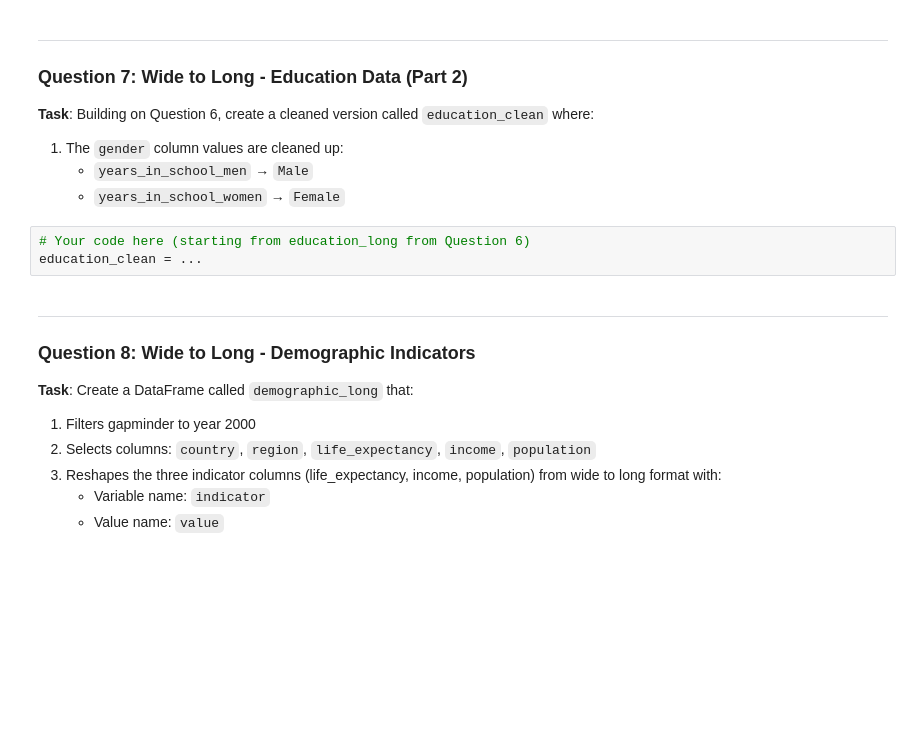
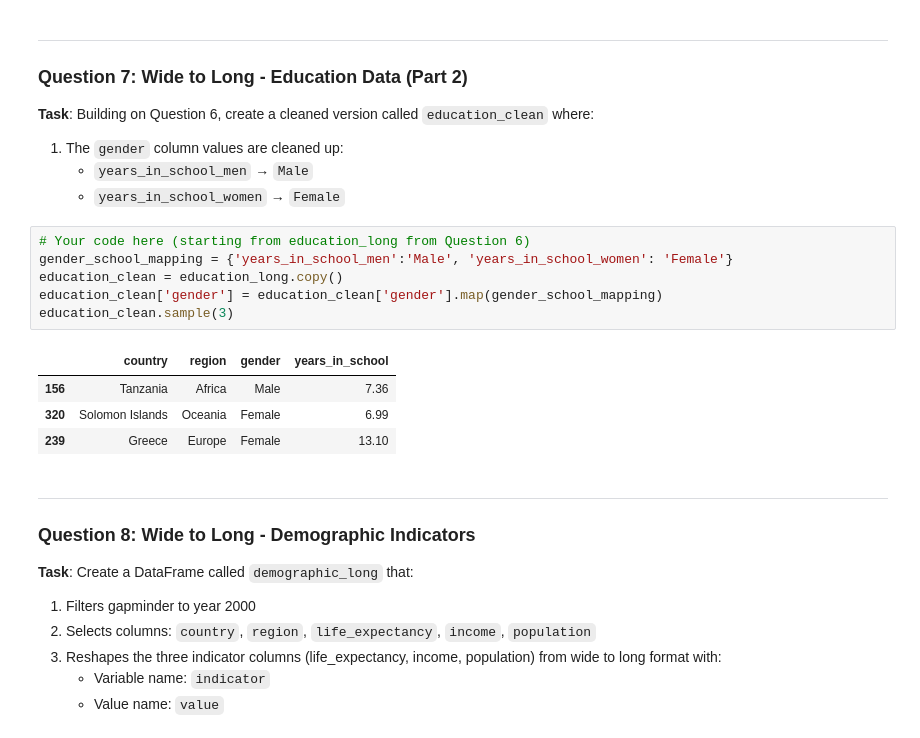
Before and after one commit to yvinc/dsci-320-w1-2025, a Jupyter notebook: practice/2025-10-02-pandas_prep_week4.ipynb, the cells around one changed output. Saved outputs shown, nothing was run; the diff lists cells and outputs as text; blank space fills up the shorter version.

```diff
--- a/practice/2025-10-02-pandas_prep_week4.ipynb
+++ b/practice/2025-10-02-pandas_prep_week4.ipynb
@@ -154,7 +170,15 @@ education_long = ...
    - `years_in_school_women` → `Female`
 # %%
 # Your code here (starting from education_long from Question 6)
-education_clean = ...
+gender_school_mapping = {'years_in_school_men':'Male', 'years_in_school_women': 'Female'}
+education_clean = education_long.copy()
+education_clean['gender'] = education_clean['gender'].map(gender_school_mapping)
+education_clean.sample(3)
+# %% [output]
+|  | country | region | gender | years_in_school |
+| 156 | Tanzania | Africa | Male | 7.36 |
+| 320 | Solomon Islands | Oceania | Female | 6.99 |
+| 239 | Greece | Europe | Female | 13.10 |
 # %% [markdown]
 ---
 
```
Also changed, not shown: parts of 4 cells of this notebook, 1 other file.
